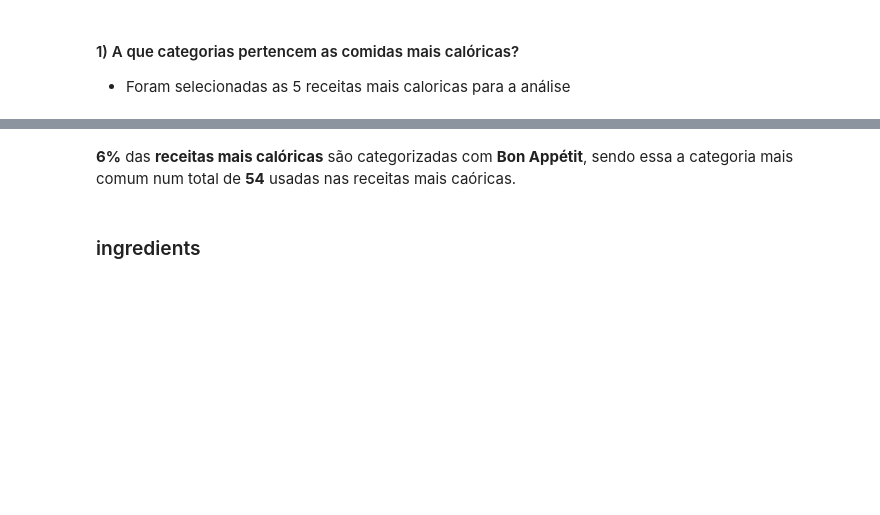
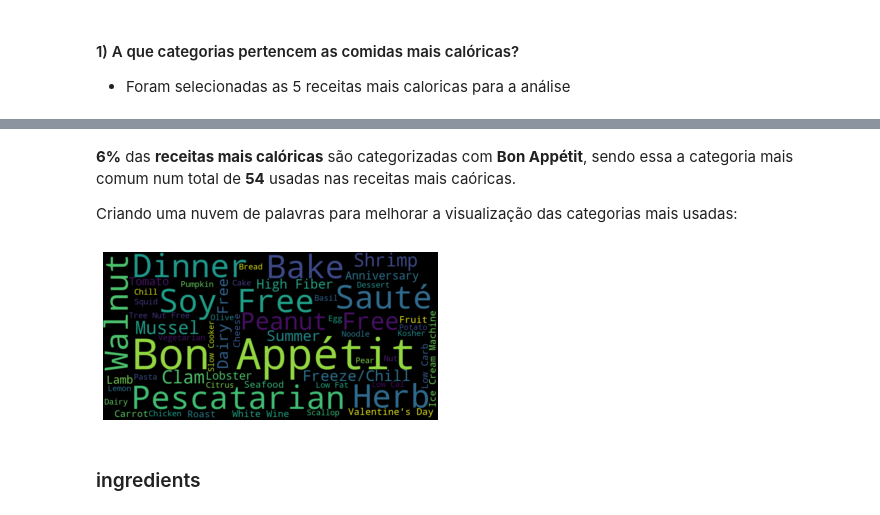
Before and after one commit to raphalencar/epicurious_data_analysis, a Jupyter notebook: Epicurious Data Analysis.ipynb, the cells around one changed output, grey strips where cells are left out. Cells and saved outputs as stored; diff of their text form; code cells hidden in the pictures; blank space fills up the shorter version.

Commit message:
word cloud

```diff
--- a/Epicurious Data Analysis.ipynb
+++ b/Epicurious Data Analysis.ipynb
@@ -586,5 +587,14 @@ plt.show()
 # %% [markdown]
 **6%** das **receitas mais calóricas** são categorizadas com **Bon Appétit**, sendo essa a categoria mais comum num total de **54** usadas nas receitas mais caóricas.
+
+Criando uma nuvem de palavras para melhorar a visualização das categorias mais usadas:
+# %%
+wordCloud = WordCloud(width=1000, height=500).generate_from_frequencies(cal_receipts_unique_cat.value_counts())
+plt.imshow(wordCloud, interpolation='bilinear')
+plt.axis("off")
+plt.show()
+# %% [output]
+[figure, added]
 # %% [markdown]
 ### ingredients
 # %%
```
Also changed, not shown: parts of 34 cells of this notebook.
